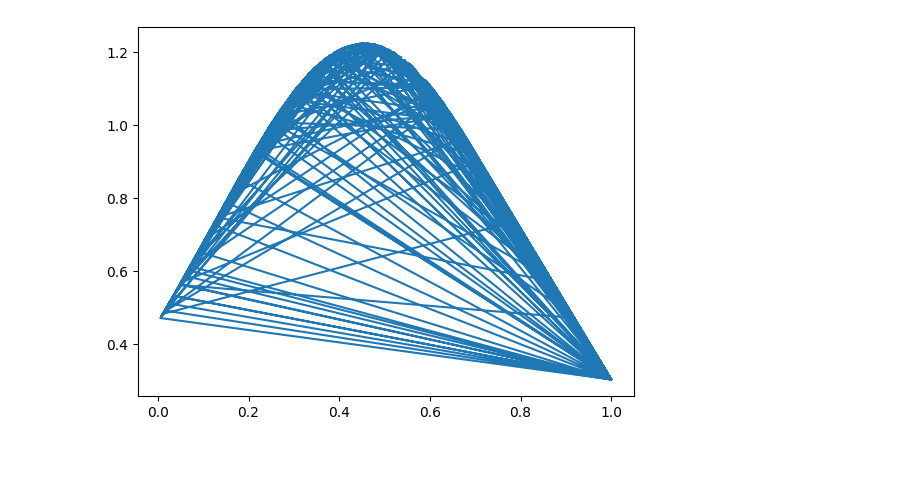
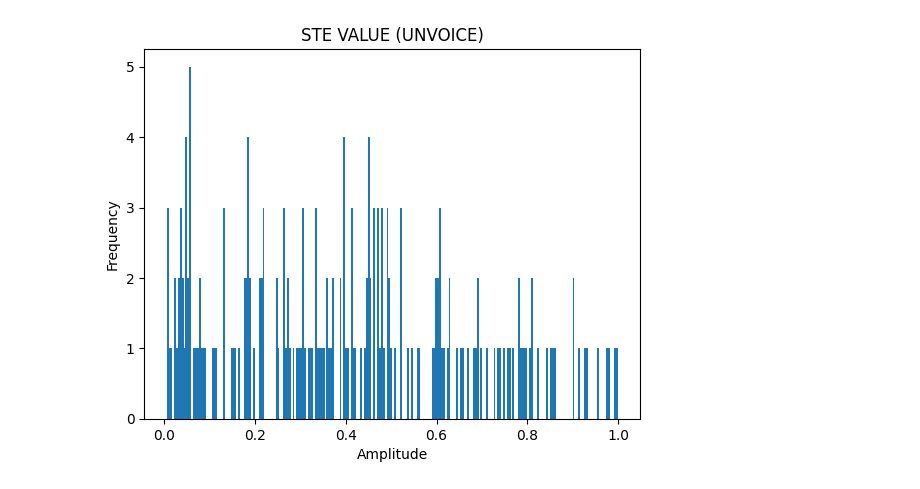
Before and after one commit to hungsvdut2k2/DSP, a Jupyter notebook: VowelRegconition/find_threshold.ipynb, the cells around one changed output. Cells and saved outputs as stored; diff of their text form; code cells hidden in the pictures; blank space fills up the shorter version.

```diff
--- a/VowelRegconition/find_threshold.ipynb
+++ b/VowelRegconition/find_threshold.ipynb
@@ -84,11 +98,32 @@ plt.show()
-# %%
-from scipy.stats import norm
-import statistics
-
-mean = statistics.mean(y_voice)
-std = statistics.stdev(y_voice)
-
-plt.plot(y_voice, norm.pdf(y_voice, mean, std))
-plt.show()
-# %% [output]
-[figure, removed]
+# %%
+def get_unvoice_value(labels,dir_path,attribute_functions):
+    unvoice_values = {}
+    for value in labels:
+        unvoice_values[value] = []
+        unvoice_frames = labels[value]['uv']
+        path = os.path.join(dir_path, value)
+        sample_rate, signal = wavfile.read(f'{path}.wav')
+        frame_size = int(sample_rate * 0.03)
+        for frame in unvoice_frames:
+            start = int(frame[0] * sample_rate)
+            end = int(frame[1] * sample_rate)
+            temp_signal = signal[start:end]
+            voice_features = voice_segment(temp_signal, frame_size, attribute_functions)
+            if len(voice_features) > 0:
+                if np.max(voice_features) > 0:
+                    voice_features /= np.max(voice_features)
+            unvoice_values[value].append(voice_features)
+    return unvoice_values
+# %%
+STE_unvoice_value = get_unvoice_value(labels, SAMPLE_DIR, "short_term_energy")
+STE_other_unvoice_value = get_unvoice_value(other_labels, OTHER_SAMPLE_DIR, "short_term_energy")
+# %%
+y_unvoice = value_for_plotting(STE_unvoice_value, STE_other_voice_value)
+# %%
+plt.hist(y_unvoice, bins=np.arange(min(y_unvoice), max(y_unvoice), step = 1 / len(y_unvoice)))
+plt.ylabel("Frequency")
+plt.xlabel("Amplitude")
+plt.title("STE VALUE (UNVOICE)")
+plt.show()
+# %% [output]
+[figure, added]
```
Also changed, not shown: parts of 5 cells of this notebook, 1 other file.
